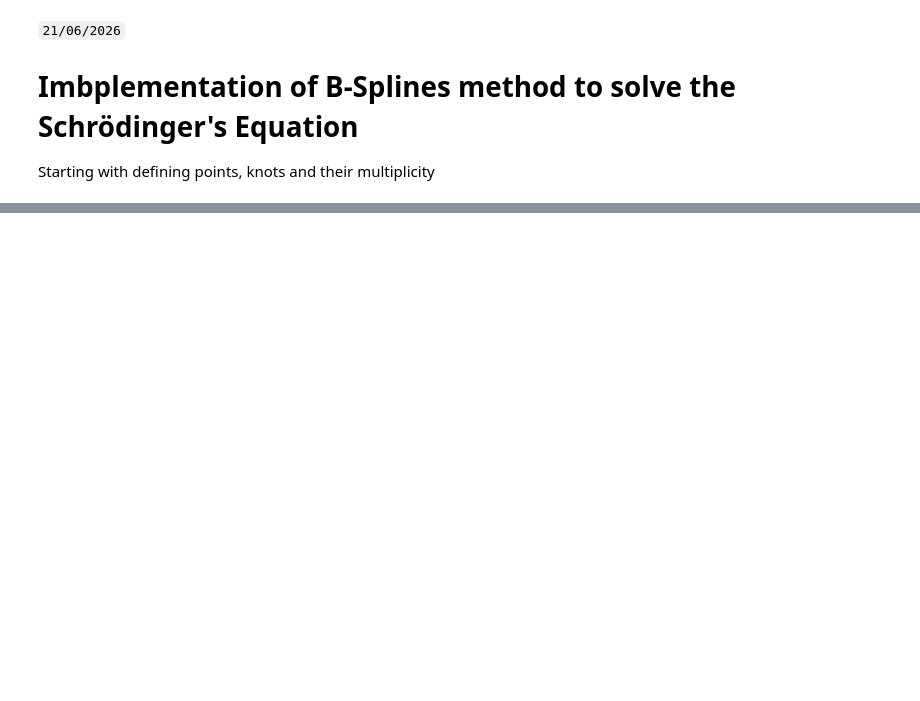
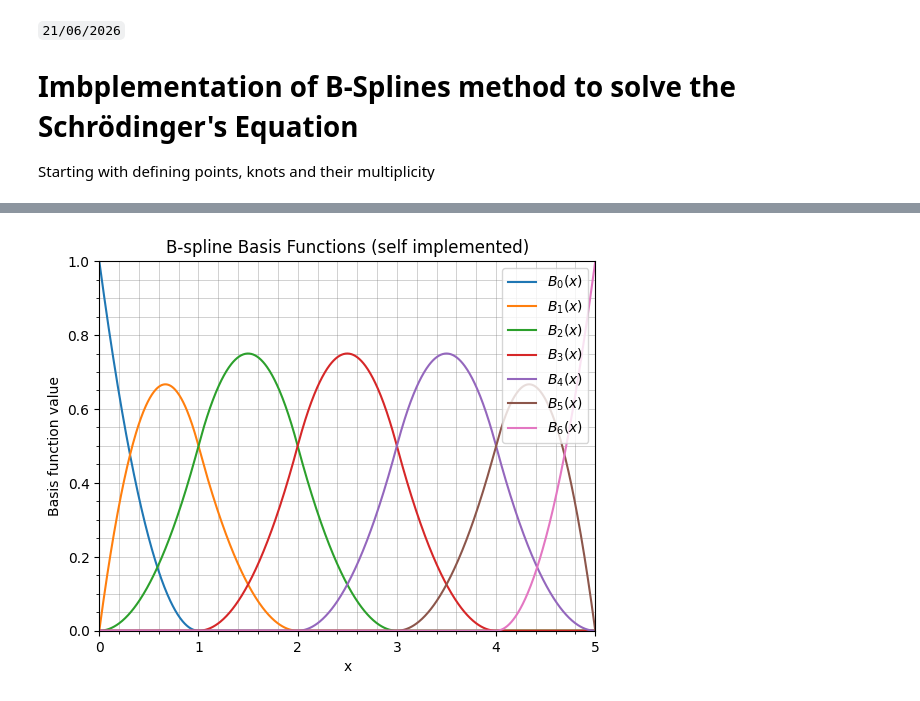
Before and after one commit to Gabriel-Amici/MorseCoulomb, a Jupyter notebook: notebooks/development/bsplines.ipynb, the cells around one changed output, grey strips where cells are left out. Saved outputs shown, nothing was run; the diff lists cells and outputs as text; code cells hidden in the pictures; blank space fills up the shorter version.

```diff
--- a/notebooks/development/bsplines.ipynb
+++ b/notebooks/development/bsplines.ipynb
@@ -112,12 +108,17 @@ plt.plot(x_vec, y_vec)
 # %%
 for i in range(n):
     for x in x_vec:
         y_vec = [recursive_relation(x, k, t, i) for x in x_vec]
-    plt.plot(x_vec, y_vec, label=f'$B_{i+1}(x)$')
+    plt.plot(x_vec, y_vec, label=f'$B_{i}(x)$')
 
 plt.ylim(0, 1)
 plt.xlim(chi[0], chi[-1])
-plt.title('B-spline Basis Functions')
+plt.title('B-spline Basis Functions (self implemented)')
 plt.xlabel('x')
 plt.ylabel('Basis function value')
+plt.minorticks_on()
+plt.grid(which='both', linestyle='-', linewidth='0.5', color='grey', alpha=0.5)
 plt.legend()
+plt.show()
+# %% [output]
+[figure, added]
```
Also changed, not shown: parts of 102 cells of this notebook, 1 other file.
